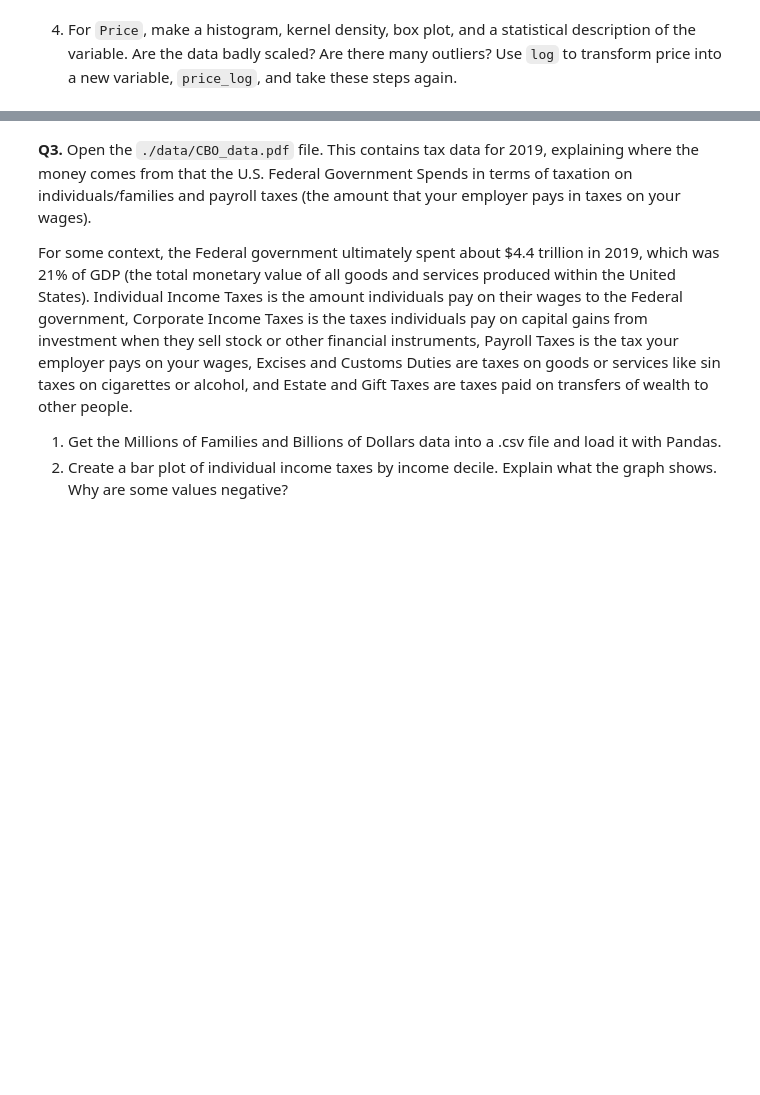
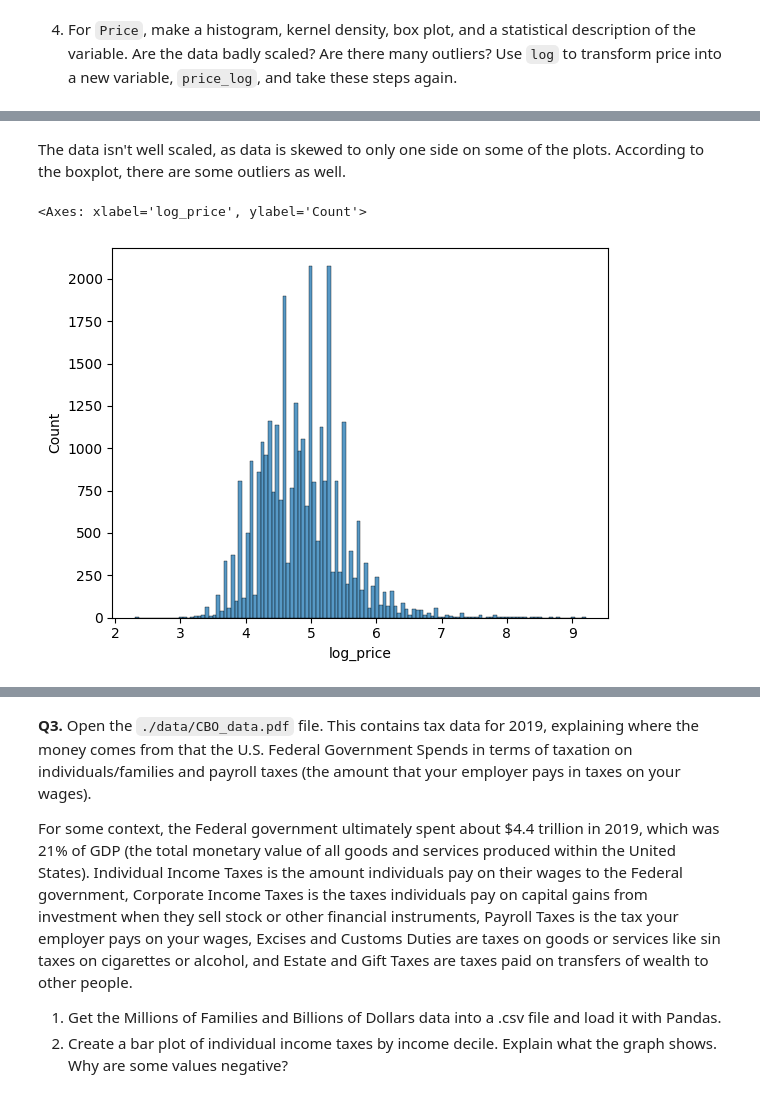
Before and after one commit to fourchain40/visualization, a Jupyter notebook: assignment/assignment.ipynb, the cells around one changed output, grey strips where cells are left out. Drawn from its saved outputs; the diff is of its cells as text; code cells hidden in the pictures; blank space fills up the shorter version.

```diff
--- a/assignment/assignment.ipynb
+++ b/assignment/assignment.ipynb
@@ -81,0 +110,9 @@ A majority of the properties available are more common forms of living, includin
+# %% [markdown]
+The data isn't well scaled, as data is skewed to only one side on some of the plots. According to the boxplot, there are some outliers as well.
+# %%
+import numpy as np
+df['log_price'] = np.log(df['Price'])
+sns.histplot(data=df,x='log_price')
+# %% [output]
+<Axes: xlabel='log_price', ylabel='Count'>
+[figure, added]
```
Also changed, not shown: parts of 8 cells of this notebook.
